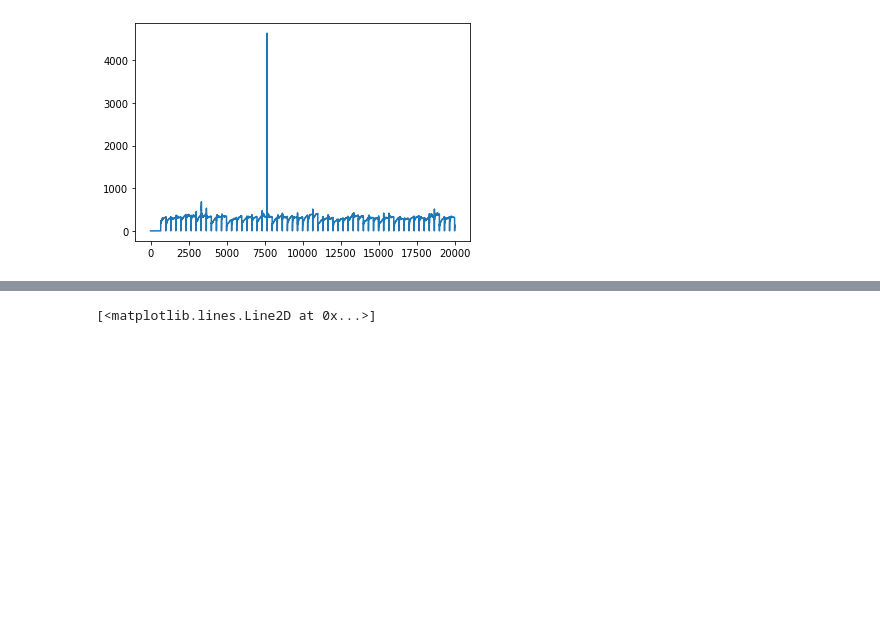
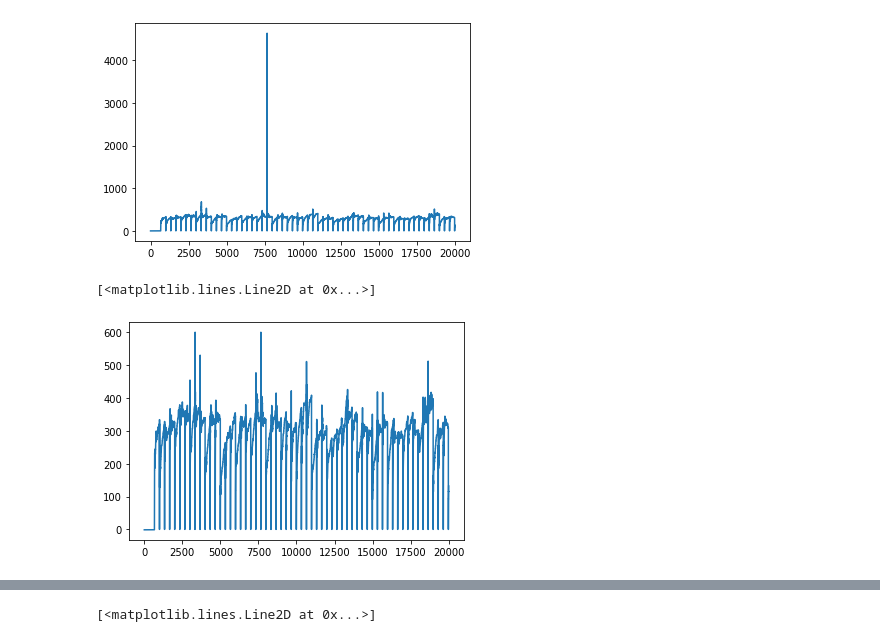
Before and after one commit to jlumbroso/affirmative-sampling-sandbox, a Jupyter notebook: WindowedSandbox3.ipynb, the cells around one changed output, grey strips where cells are left out. Cells and saved outputs as stored; diff of their text form; code cells hidden in the pictures; blank space fills up the shorter version.

```diff
--- a/WindowedSandbox3.ipynb
+++ b/WindowedSandbox3.ipynb
@@ -182,6 +182,12 @@ plt.plot(waf_v4_windowed_cardinality_est)
 # %% [output]
 [<matplotlib.lines.Line2D at 0x...>]
 [figure]
+# %%
+cap = 600
+plt.plot(list(map(lambda y: y if y < cap else cap, waf_v4_windowed_cardinality_est)))
+# %% [output]
+[<matplotlib.lines.Line2D at 0x...>]
+[figure, added]
 # %%
 waf_v5 = windowed.WindowedV5AffSample()
 
```
Also changed, not shown: parts of 3 cells of this notebook.
